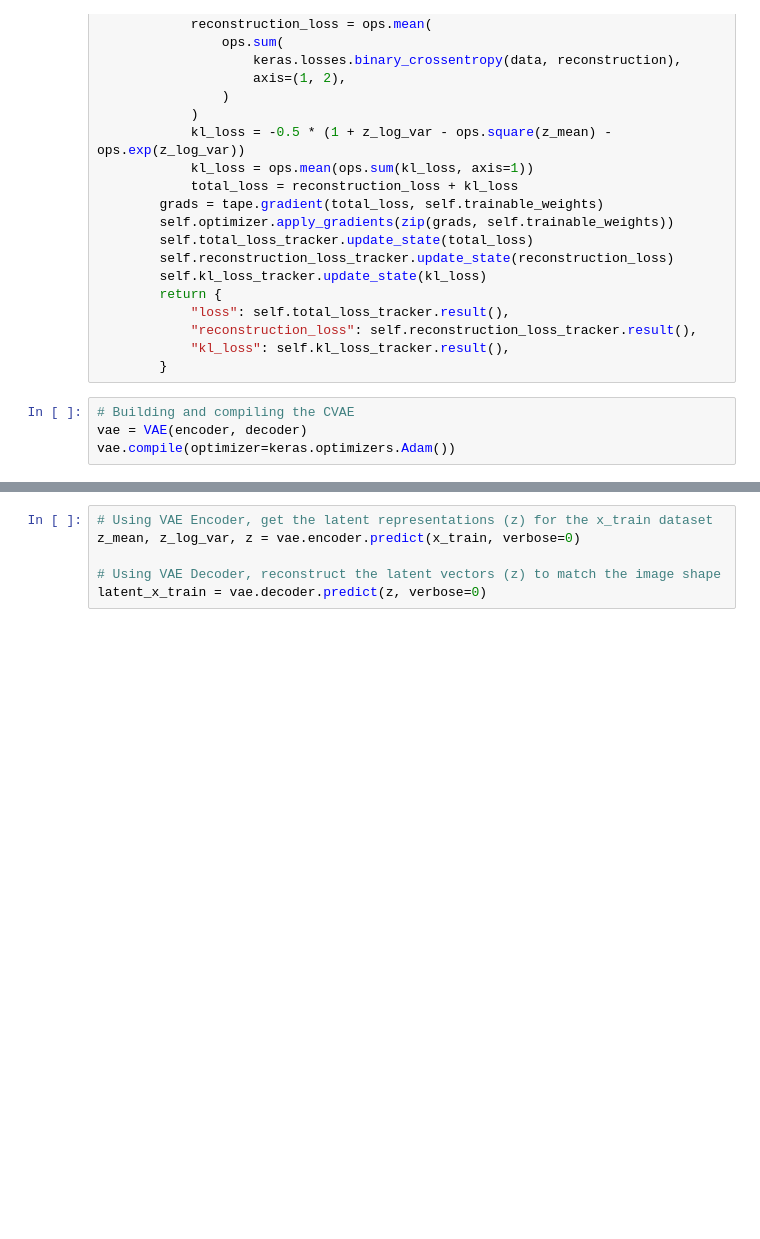
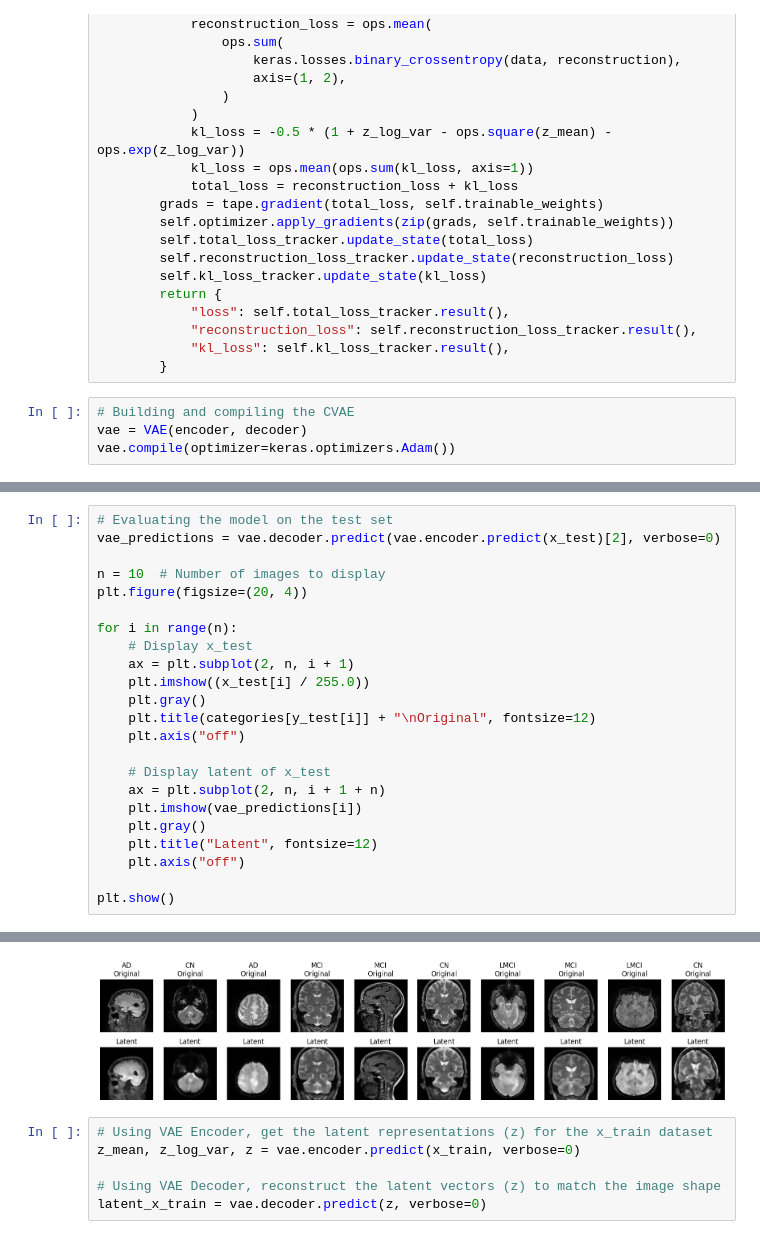
Before and after one commit to MShakiba-Research/CVAE-Vision-Transformer-for-Alzheimer-Detection, a Jupyter notebook: src/Training/2_ViT_CVAE64_latent.ipynb, the cells around one changed output, grey strips where cells are left out. Saved outputs shown, nothing was run; the diff lists cells and outputs as text; blank space fills up the shorter version.

```diff
--- a/src/Training/2_ViT_CVAE64_latent.ipynb
+++ b/src/Training/2_ViT_CVAE64_latent.ipynb
@@ -297 +334,25 @@ Epoch 100/100
 <keras.src.callbacks.history.History at 0x...>
+# %%
+# Evaluating the model on the test set
+vae_predictions = vae.decoder.predict(vae.encoder.predict(x_test)[2], verbose=0)
+
+n = 10  # Number of images to display
+plt.figure(figsize=(20, 4))
+
+for i in range(n):
+    # Display x_test
+    ax = plt.subplot(2, n, i + 1)
+    plt.imshow((x_test[i] / 255.0))
+    plt.gray()
+    plt.title(categories[y_test[i]] + "\nOriginal", fontsize=12)
+    plt.axis("off")
+
+    # Display latent of x_test
+    ax = plt.subplot(2, n, i + 1 + n)
+    plt.imshow(vae_predictions[i])
+    plt.gray()
+    plt.title("Latent", fontsize=12)
+    plt.axis("off")
+
+plt.show()
+# %% [output]
@@ -298,3 +360,4 @@ Epoch 100/100
+[figure, added]
 # %%
 # Using VAE Encoder, get the latent representations (z) for the x_train dataset
 z_mean, z_log_var, z = vae.encoder.predict(x_train, verbose=0)
```
Also changed, not shown: parts of 36 cells of this notebook.
